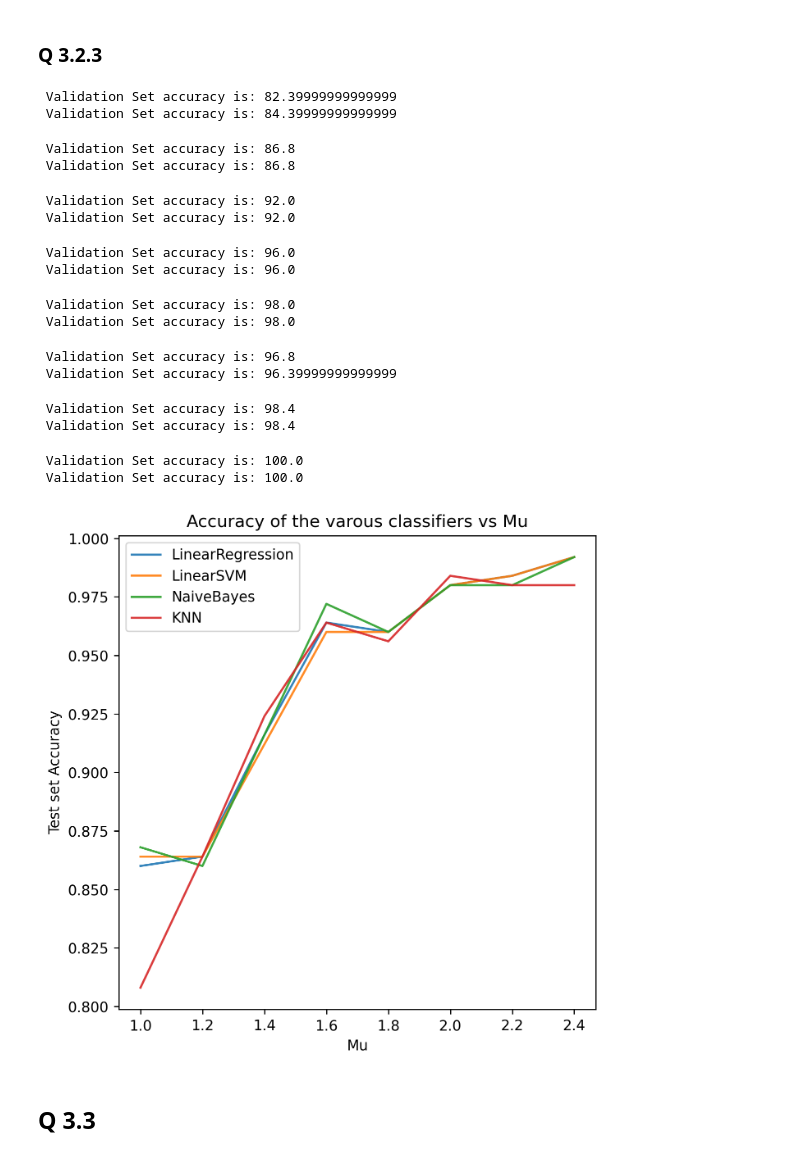
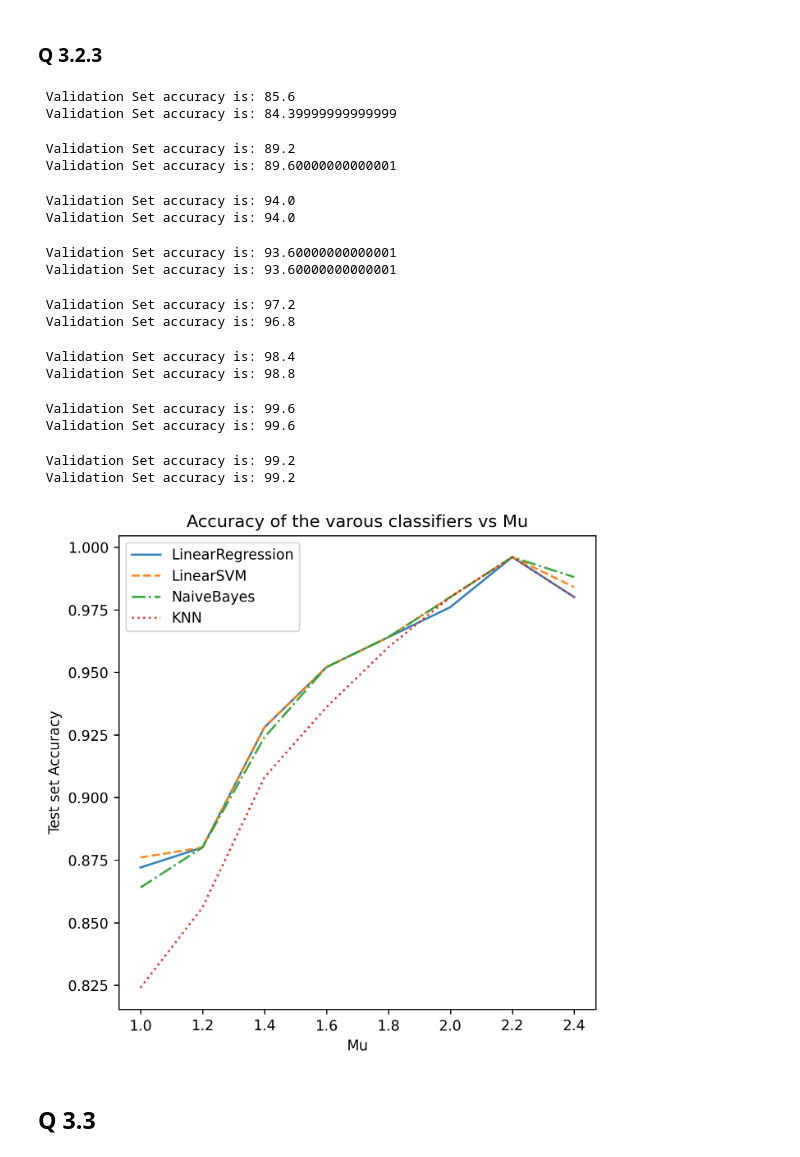
Before and after one commit to arnav-s/fall2022-cs760-hw6, a Jupyter notebook: q3.ipynb, the cells around one changed output. Saved outputs shown, nothing was run; the diff lists cells and outputs as text; code cells hidden in the pictures.

```diff
--- a/q3.ipynb
+++ b/q3.ipynb
@@ -241,7 +244,7 @@ def draw_decision_boundary(model, test_dataset):
 
 def train_logistic_regression(model, train_loader, validation_loader, learning_rate, losses, debug=False, epochs=10000):
     criterion = torch.nn.BCELoss(reduction='mean')
-    threshold = 1e-5
+    threshold = 1e-6
     loss_reduction = 1.0
     optim = torch.optim.SGD(model.parameters(), learning_rate)
     prev_loss = math.inf
@@ -280,7 +283,7 @@ def svm_loss(w, y_hat, y, reg_param):
     return reg_param * torch.mean(torch.clip(1 -  (2*y - 1)  * y_hat, min=0)) + torch.sum(torch.square(w))*0.5
 
 def train_linear_svm(model, train_loader, validation_loader, learning_rate, reg_param, losses, debug=False, epochs=10000):
-    threshold = 1e-5
+    threshold = 1e-6
     loss_reduction = 1.0
     optim = torch.optim.SGD(model.parameters(), learning_rate)
     prev_loss = math.inf
@@ -318,7 +321,7 @@ def train_linear_svm(model, train_loader, validation_loader, learning_rate, reg_
 
 
 def train_kernel_svm(model : KernelSVM, train_loader, validation_loader, learning_rate, reg_param, losses, debug=False, epochs=10000):
-    threshold = 1e-5
+    threshold = 1e-6
     loss_reduction = 1.0
     optim = torch.optim.SGD(model.parameters(), learning_rate)
     prev_loss = math.inf
@@ -355,7 +358,7 @@ def train_kernel_svm(model : KernelSVM, train_loader, validation_loader, learnin
     return
 
 def train_kernel_lr(model : KernelLogisticRegression, train_loader, validation_loader, learning_rate, losses, debug=False, epochs=10000):
-    threshold = 1e-5
+    threshold = 1e-6
     loss_reduction = 1.0
     criterion = torch.nn.BCELoss(reduction='mean')
     optim = torch.optim.SGD(model.parameters(), learning_rate)
@@ -418,5 +421,5 @@ linear_svm_model = LinearSVM(input_features=2)
 losses = []
 reg_param = 2.5
 step_size = 0.05
-train_linear_svm(linear_svm_model, train_loader, validation_loader, step_size, reg_param, losses, True)
+train_linear_svm(linear_svm_model, train_loader, validation_loader, step_size, reg_param, losses)
 # %% [output]
@@ -560,7 +547,7 @@ while mu <= 2.4:
     knn_model = neighbors.KNeighborsClassifier(n_neighbors=3)
     l = []
     train_logistic_regression(linear_lr_model, train_loader, validation_loader, 0.05, l, False, 1000)
-    train_linear_svm(linear_svm_model, train_loader, validation_loader, 0.05, 1.20, l, False, 1000)
+    train_linear_svm(linear_svm_model, train_loader, validation_loader, 0.05, 2.50, l, False, 1000)
     naive_bayes_model.fit(training_data, training_labels)
     knn_model.fit(training_data, training_labels)
 
@@ -571,38 +558,39 @@ while mu <= 2.4:
     x_axis.append(mu)
     mu += mu_step_size
 # %% [output]
- Validation Set accuracy is: 82.39999999999999
+ Validation Set accuracy is: 85.6
  Validation Set accuracy is: 84.39999999999999
- Validation Set accuracy is: 86.8
- Validation Set accuracy is: 86.8
+ Validation Set accuracy is: 89.2
+ Validation Set accuracy is: 89.60000000000001
- Validation Set accuracy is: 92.0
- Validation Set accuracy is: 92.0
+ Validation Set accuracy is: 94.0
+ Validation Set accuracy is: 94.0
- Validation Set accuracy is: 96.0
- Validation Set accuracy is: 96.0
+ Validation Set accuracy is: 93.60000000000001
+ Validation Set accuracy is: 93.60000000000001
- Validation Set accuracy is: 98.0
- Validation Set accuracy is: 98.0
+ Validation Set accuracy is: 97.2
+ Validation Set accuracy is: 96.8
- Validation Set accuracy is: 96.8
- Validation Set accuracy is: 96.39999999999999
+ Validation Set accuracy is: 98.4
+ Validation Set accuracy is: 98.8
- Validation Set accuracy is: 98.4
- Validation Set accuracy is: 98.4
+ Validation Set accuracy is: 99.6
+ Validation Set accuracy is: 99.6
- Validation Set accuracy is: 100.0
- Validation Set accuracy is: 100.0
+ Validation Set accuracy is: 99.2
+ Validation Set accuracy is: 99.2
 # %%
 models = ["LinearRegression", "LinearSVM", "NaiveBayes", "KNN"]
+line_style = ["-", "--", "-.", ":"]
 colors = ['purple', 'yellow', 'red', 'teal']
 fig = plt.figure(figsize=(6, 6), dpi=250)
 
 ax = plt.axes()
 ax.set_title("Accuracy of the varous classifiers vs Mu")
 ax.set_xlabel("Mu")
 ax.set_ylabel("Test set Accuracy")
 
 for i, model in enumerate(models):
-    ax.plot(x_axis, losses[model], label=model, alpha=0.90)
+    ax.plot(x_axis, losses[model], label=model, alpha=0.90, linestyle=line_style[i])
 plt.legend(loc="upper left")
 plt.show()
 # %% [output]
-[figure, old version]
+[figure, new version]
 # %% [markdown]
 ## Q 3.3
 # %%
```
Also changed, not shown: parts of 35 cells of this notebook, 14 other files.
